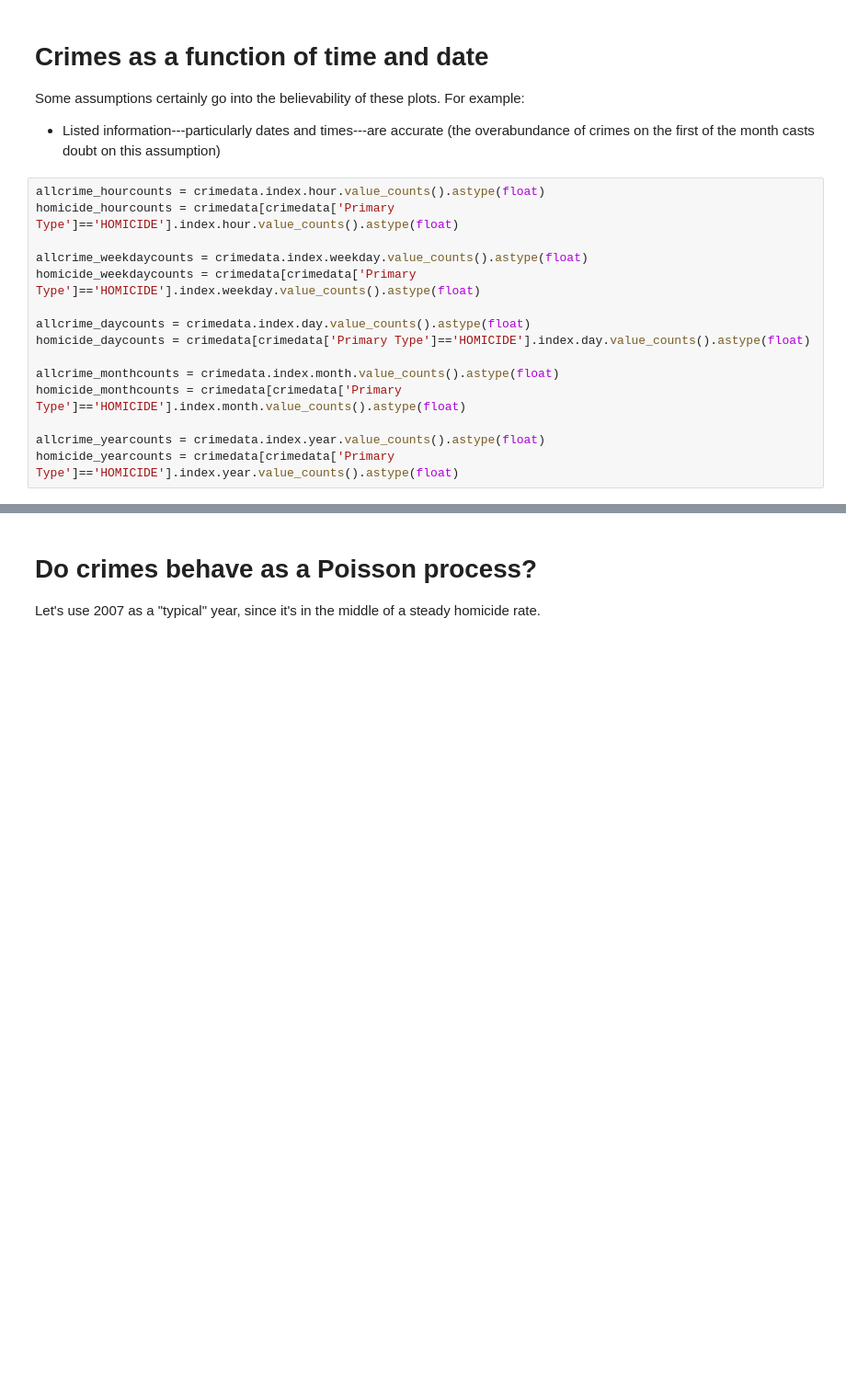
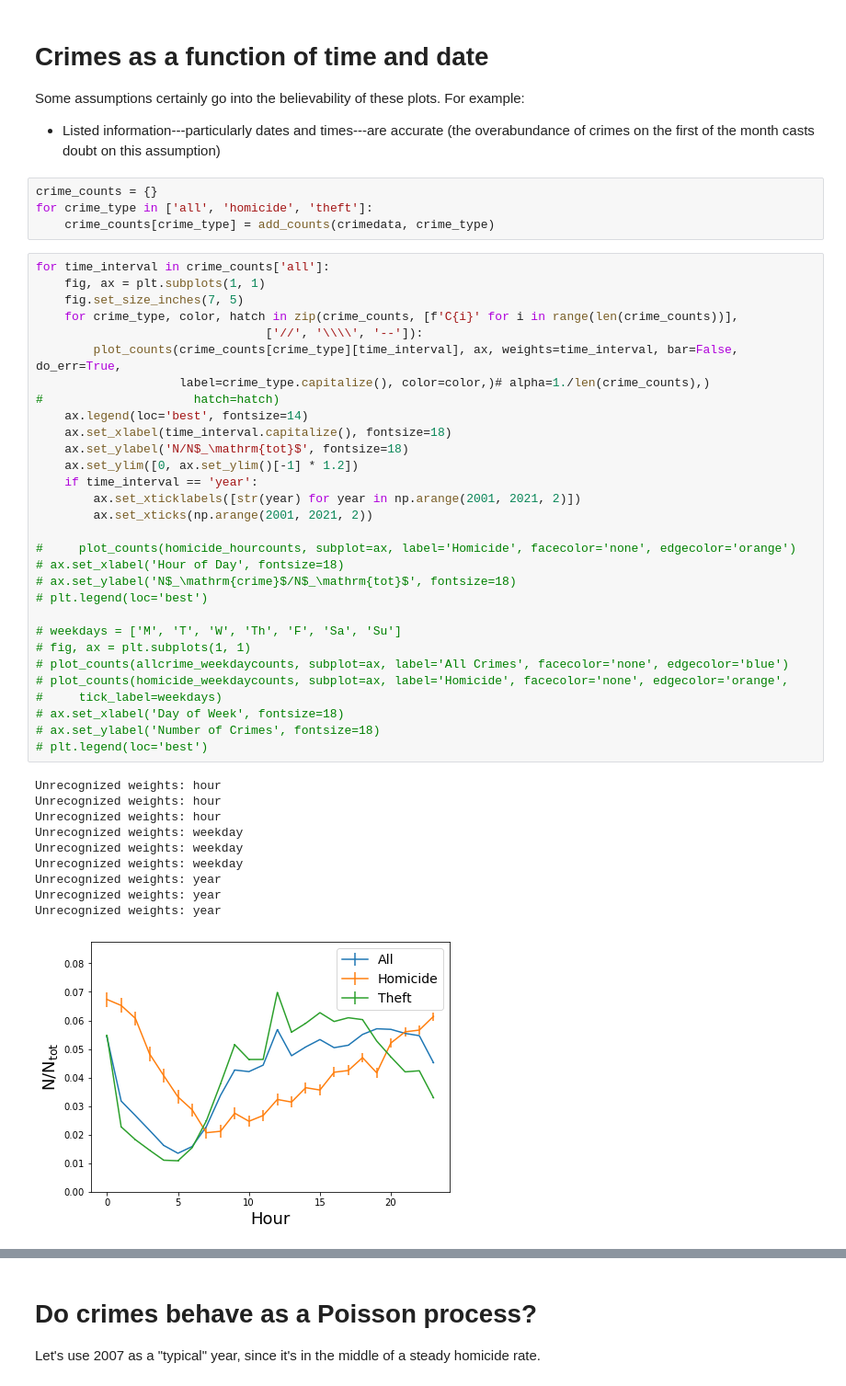
Before and after one commit to emapple/chicago-crime, a Jupyter notebook: Chicago-crime.ipynb, the cells around one changed output, grey strips where cells are left out. Shown: that part at 92% size. Drawn from its saved outputs; the diff is of its cells as text; blank space fills up the shorter version.

```diff
--- a/Chicago-crime.ipynb
+++ b/Chicago-crime.ipynb
@@ -21,18 +115,48 @@ crimedata = read_data(filename)
 Some assumptions certainly go into the believability of these plots.
 For example:
 * Listed information---particularly dates and times---are accurate (the overabundance of crimes on the first of the month casts doubt on this assumption)
-# %%
-allcrime_hourcounts = crimedata.index.hour.value_counts().astype(float)
-homicide_hourcounts = crimedata[crimedata['Primary Type']=='HOMICIDE'].index.hour.value_counts().astype(float)
-
-allcrime_weekdaycounts = crimedata.index.weekday.value_counts().astype(float)
-homicide_weekdaycounts = crimedata[crimedata['Primary Type']=='HOMICIDE'].index.weekday.value_counts().astype(float)
-
-allcrime_daycounts = crimedata.index.day.value_counts().astype(float)
-homicide_daycounts = crimedata[crimedata['Primary Type']=='HOMICIDE'].index.day.value_counts().astype(float)
-
-allcrime_monthcounts = crimedata.index.month.value_counts().astype(float)
-homicide_monthcounts = crimedata[crimedata['Primary Type']=='HOMICIDE'].index.month.value_counts().astype(float)
-
-allcrime_yearcounts = crimedata.index.year.value_counts().astype(float)
-homicide_yearcounts = crimedata[crimedata['Primary Type']=='HOMICIDE'].index.year.value_counts().astype(float)
+# %%
+crime_counts = {}
+for crime_type in ['all', 'homicide', 'theft']:
+    crime_counts[crime_type] = add_counts(crimedata, crime_type)
+# %%
+for time_interval in crime_counts['all']:
+    fig, ax = plt.subplots(1, 1)
+    fig.set_size_inches(7, 5)
+    for crime_type, color, hatch in zip(crime_counts, [f'C{i}' for i in range(len(crime_counts))],
+                                ['//', '\\\\', '--']):
+        plot_counts(crime_counts[crime_type][time_interval], ax, weights=time_interval, bar=False, do_err=True,
+                    label=crime_type.capitalize(), color=color,)# alpha=1./len(crime_counts),)
+#                     hatch=hatch)
+    ax.legend(loc='best', fontsize=14)
+    ax.set_xlabel(time_interval.capitalize(), fontsize=18)
+    ax.set_ylabel('N/N$_\mathrm{tot}$', fontsize=18)
+    ax.set_ylim([0, ax.set_ylim()[-1] * 1.2])
+    if time_interval == 'year':
+        ax.set_xticklabels([str(year) for year in np.arange(2001, 2021, 2)])
+        ax.set_xticks(np.arange(2001, 2021, 2))
+
+#     plot_counts(homicide_hourcounts, subplot=ax, label='Homicide', facecolor='none', edgecolor='orange')
+# ax.set_xlabel('Hour of Day', fontsize=18)
+# ax.set_ylabel('N$_\mathrm{crime}$/N$_\mathrm{tot}$', fontsize=18)
+# plt.legend(loc='best')
+
+# weekdays = ['M', 'T', 'W', 'Th', 'F', 'Sa', 'Su']
+# fig, ax = plt.subplots(1, 1)
+# plot_counts(allcrime_weekdaycounts, subplot=ax, label='All Crimes', facecolor='none', edgecolor='blue')
+# plot_counts(homicide_weekdaycounts, subplot=ax, label='Homicide', facecolor='none', edgecolor='orange',
+#     tick_label=weekdays)
+# ax.set_xlabel('Day of Week', fontsize=18)
+# ax.set_ylabel('Number of Crimes', fontsize=18)
+# plt.legend(loc='best')
+# %% [output]
+Unrecognized weights: hour
+Unrecognized weights: hour
+Unrecognized weights: hour
+Unrecognized weights: weekday
+Unrecognized weights: weekday
+Unrecognized weights: weekday
+Unrecognized weights: year
+Unrecognized weights: year
+Unrecognized weights: year
+[figure, added]
```
Also changed, not shown: parts of 34 cells of this notebook.
